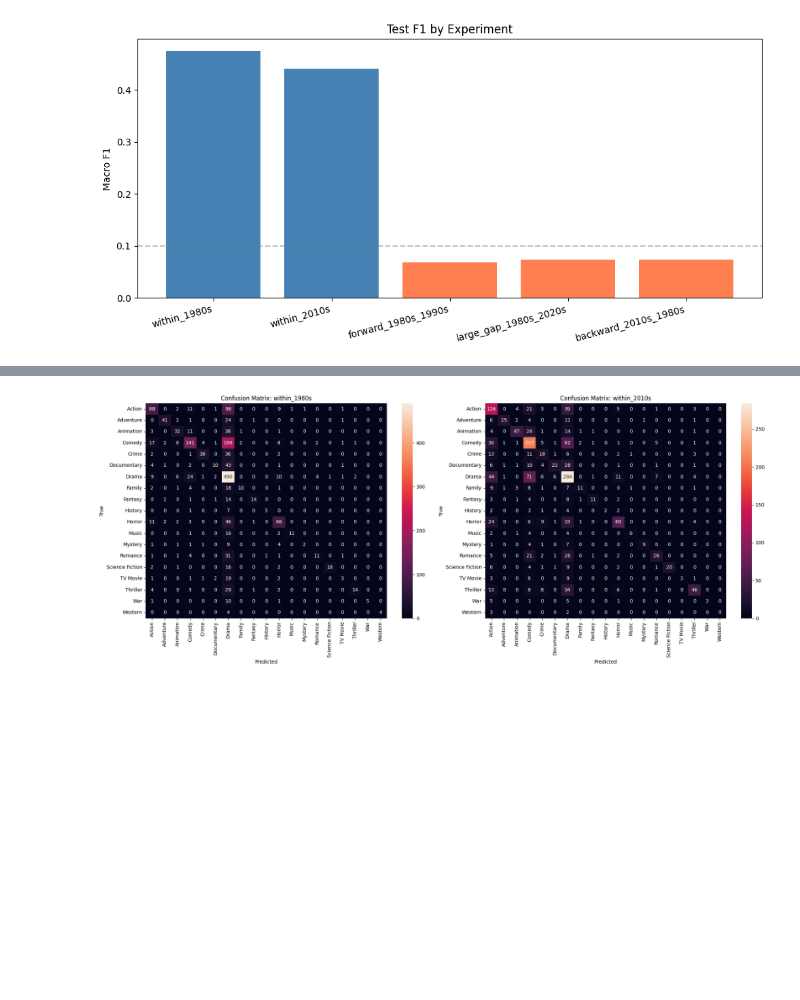
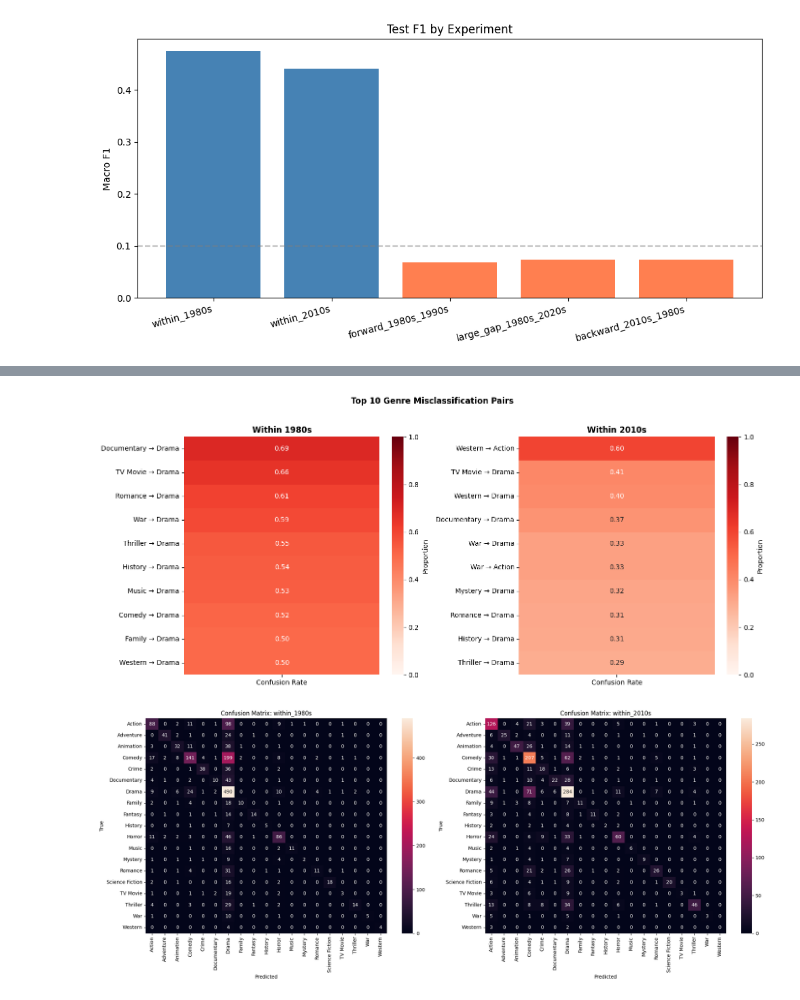
Before and after one commit to katemhouston/movie-poster-genre, a Jupyter notebook: notebooks/evaluation.ipynb, the cells around one changed output, grey strips where cells are left out. Cells and saved outputs as stored; diff of their text form; code cells hidden in the pictures; blank space fills up the shorter version.

```diff
--- a/notebooks/evaluation.ipynb
+++ b/notebooks/evaluation.ipynb
@@ -99,3 +142,35 @@ plt.show()
+# %%
+fig, axes = plt.subplots(1, 2, figsize=(14, 6))
+genre_names = np.array(list(label_to_idx.keys()))
+
+for ax, exp_name, title in zip(axes,
+                                ["within_1980s", "within_2010s"],
+                                ["Within 1980s", "Within 2010s"]):
+    cm = confusion_matrix(results[exp_name]["labels"], results[exp_name]["predictions"], normalize='true')
+    np.fill_diagonal(cm, 0)
+
+    # get top 10 confused pairs
+    flat_idx = np.argsort(cm.flatten())[::-1][:10]
+    rows, cols = np.unravel_index(flat_idx, cm.shape)
+
+    pairs = [f"{genre_names[r]} → {genre_names[c]}" for r, c in zip(rows, cols)]
+    values = [cm[r, c] for r, c in zip(rows, cols)]
+
+    # plot as horizontal heatmap
+    data = np.array(values).reshape(1, -1)
+    sns.heatmap(pd.DataFrame(values, index=pairs, columns=["Confusion Rate"]),
+                annot=True, fmt='.2f', ax=ax,
+                cmap='Reds', vmin=0, vmax=1,
+                cbar_kws={'label': 'Proportion'})
+    ax.set_title(title, fontweight='bold')
+    plt.setp(ax.get_yticklabels(), rotation=0)
+
+plt.suptitle("Top 10 Genre Misclassification Pairs", fontweight='bold', y=1.02)
+plt.tight_layout()
+plt.savefig("assets/top_confusion_pairs.png", dpi=150, bbox_inches='tight')
+plt.show()
+# %% [output]
+[figure, added]
 # %%
 fig, axes = plt.subplots(1, 2, figsize=(20, 8))
 genre_names = list(label_to_idx.keys())
```
Also changed, not shown: parts of 5 cells of this notebook, 4 other files.
